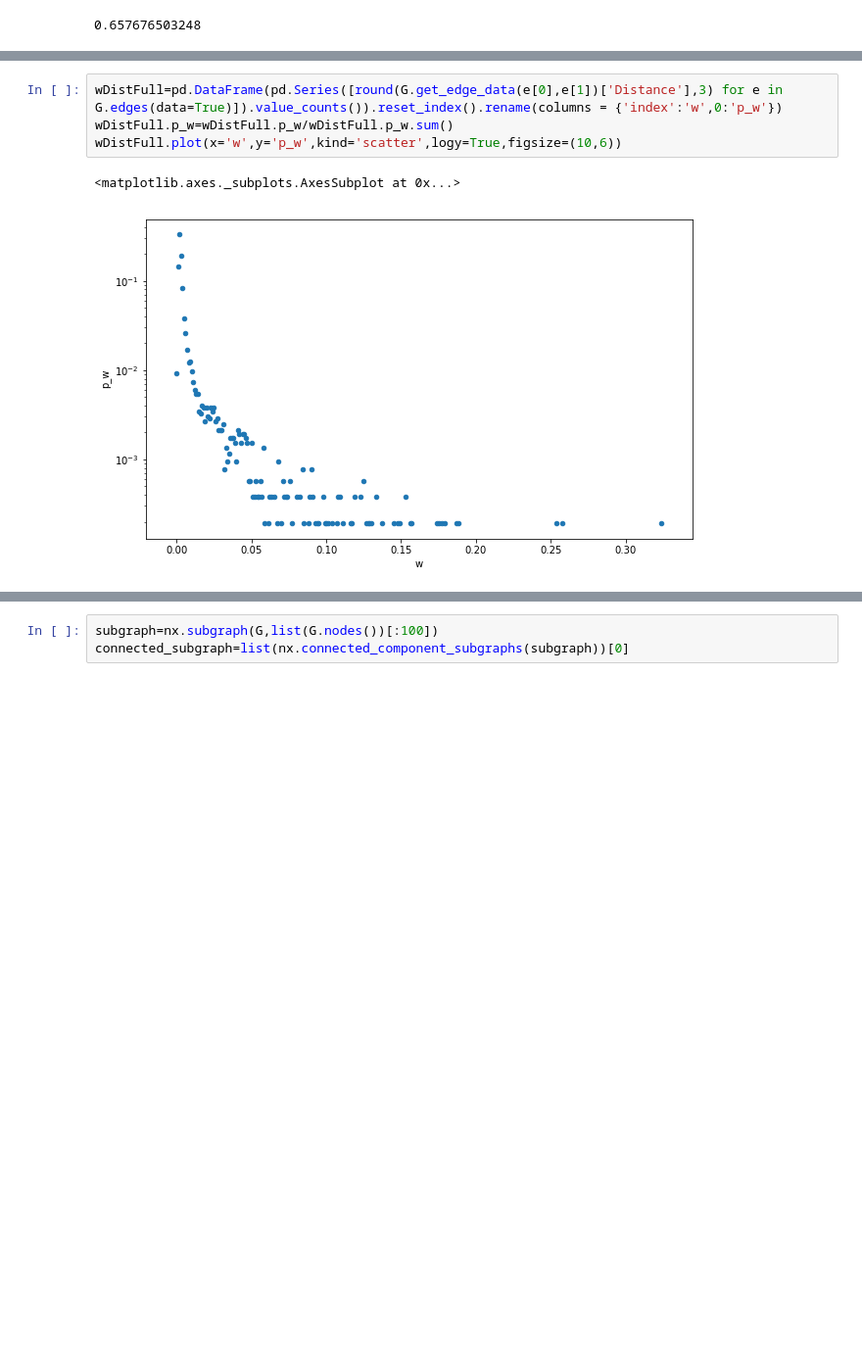
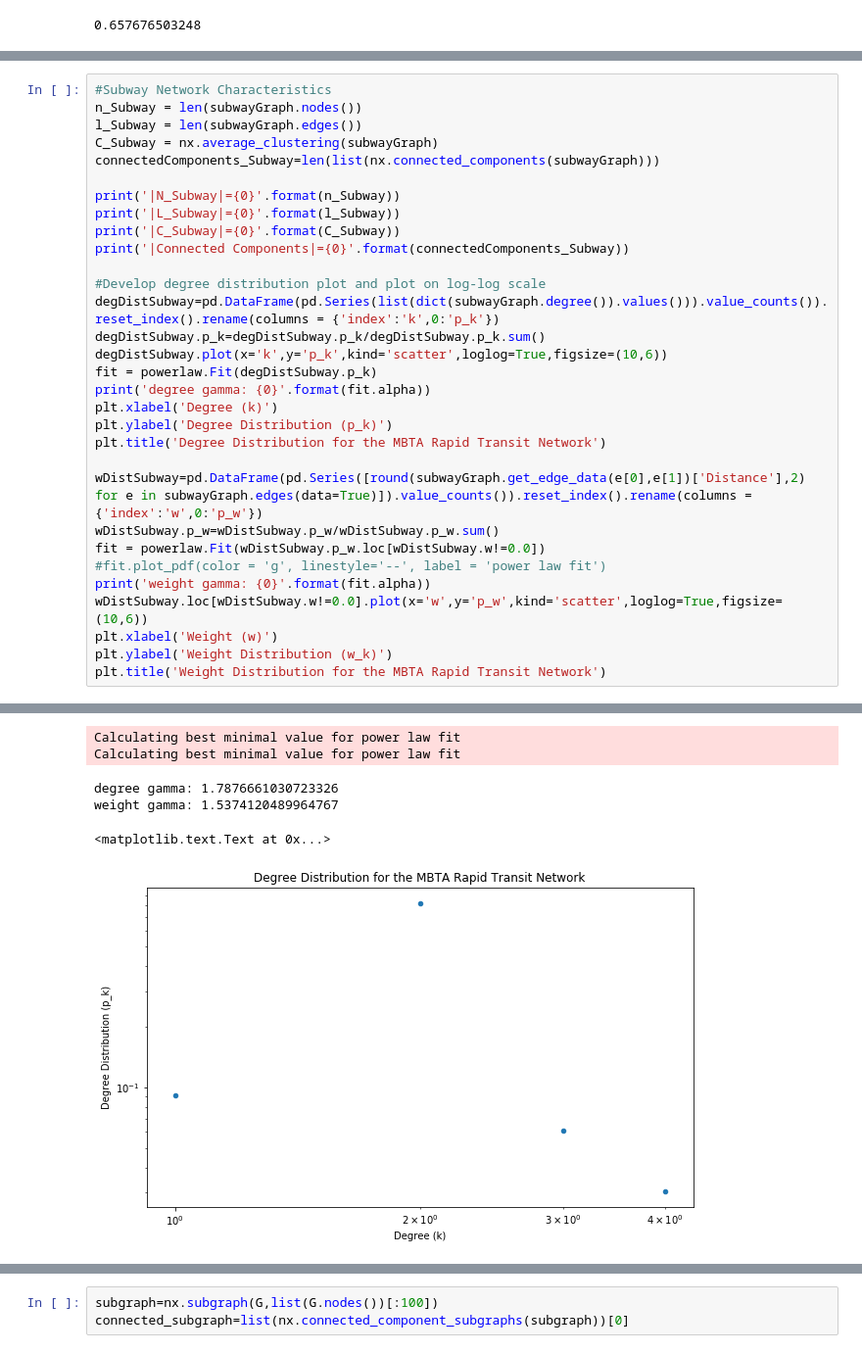
Before and after one commit to itaher1995/MBTA_Network_Analysis, a Jupyter notebook: MBTA_Network_Analysis.ipynb, the cells around one changed output, grey strips where cells are left out. Shown: that part at 98% size. Saved outputs shown, nothing was run; the diff lists cells and outputs as text; blank space fills up the shorter version.

```diff
--- a/MBTA_Network_Analysis.ipynb
+++ b/MBTA_Network_Analysis.ipynb
@@ -393,7 +517,32 @@ plt.title('Degree Distribution for the Monoplex MBTA Network')
-# %%
-wDistFull=pd.DataFrame(pd.Series([round(G.get_edge_data(e[0],e[1])['Distance'],3) for e in G.edges(data=True)]).value_counts()).reset_index().rename(columns = {'index':'w',0:'p_w'})
-wDistFull.p_w=wDistFull.p_w/wDistFull.p_w.sum()
-wDistFull.plot(x='w',y='p_w',kind='scatter',logy=True,figsize=(10,6))
-# %% [output]
-<matplotlib.axes._subplots.AxesSubplot at 0x...>
-[figure, removed]
+# %%
+#Subway Network Characteristics
+n_Subway = len(subwayGraph.nodes())
+l_Subway = len(subwayGraph.edges())
+C_Subway = nx.average_clustering(subwayGraph)
+connectedComponents_Subway=len(list(nx.connected_components(subwayGraph)))
+
+print('|N_Subway|={0}'.format(n_Subway))
+print('|L_Subway|={0}'.format(l_Subway))
+print('|C_Subway|={0}'.format(C_Subway))
+print('|Connected Components|={0}'.format(connectedComponents_Subway))
+
+#Develop degree distribution plot and plot on log-log scale
+degDistSubway=pd.DataFrame(pd.Series(list(dict(subwayGraph.degree()).values())).value_counts()).reset_index().rename(columns = {'index':'k',0:'p_k'})
+degDistSubway.p_k=degDistSubway.p_k/degDistSubway.p_k.sum()
+degDistSubway.plot(x='k',y='p_k',kind='scatter',loglog=True,figsize=(10,6))
+fit = powerlaw.Fit(degDistSubway.p_k)
+print('degree gamma: {0}'.format(fit.alpha))
+plt.xlabel('Degree (k)')
+plt.ylabel('Degree Distribution (p_k)')
+plt.title('Degree Distribution for the MBTA Rapid Transit Network')
+
+wDistSubway=pd.DataFrame(pd.Series([round(subwayGraph.get_edge_data(e[0],e[1])['Distance'],2) for e in subwayGraph.edges(data=True)]).value_counts()).reset_index().rename(columns = {'index':'w',0:'p_w'})
+wDistSubway.p_w=wDistSubway.p_w/wDistSubway.p_w.sum()
+fit = powerlaw.Fit(wDistSubway.p_w.loc[wDistSubway.w!=0.0])
+#fit.plot_pdf(color = 'g', linestyle='--', label = 'power law fit')
+print('weight gamma: {0}'.format(fit.alpha))
+wDistSubway.loc[wDistSubway.w!=0.0].plot(x='w',y='p_w',kind='scatter',loglog=True,figsize=(10,6))
+plt.xlabel('Weight (w)')
+plt.ylabel('Weight Distribution (w_k)')
+plt.title('Weight Distribution for the MBTA Rapid Transit Network')
+# %% [output]
@@ -399,0 +553,6 @@ wDistFull.plot(x='w',y='p_w',kind='scatter',logy=True,figsize=(10,6))
+Calculating best minimal value for power law fit
+Calculating best minimal value for power law fit
+degree gamma: 1.7876661030723326
+weight gamma: 1.5374120489964767
+<matplotlib.text.Text at 0x...>
+[figure, added]
```
Also changed, not shown: parts of 21 cells of this notebook, 4 other files.
